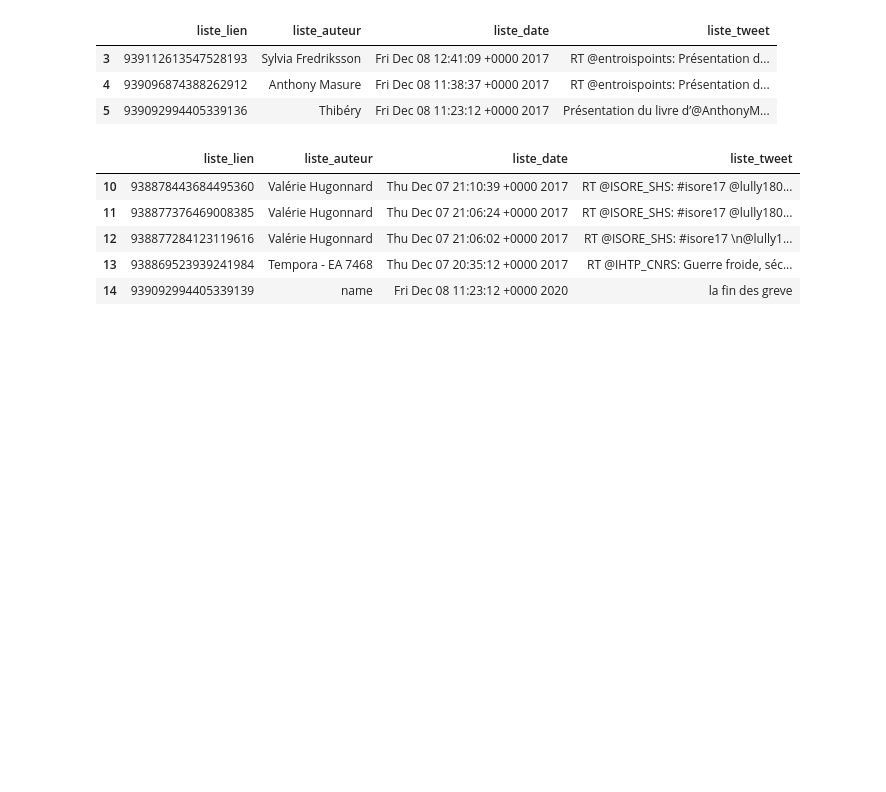
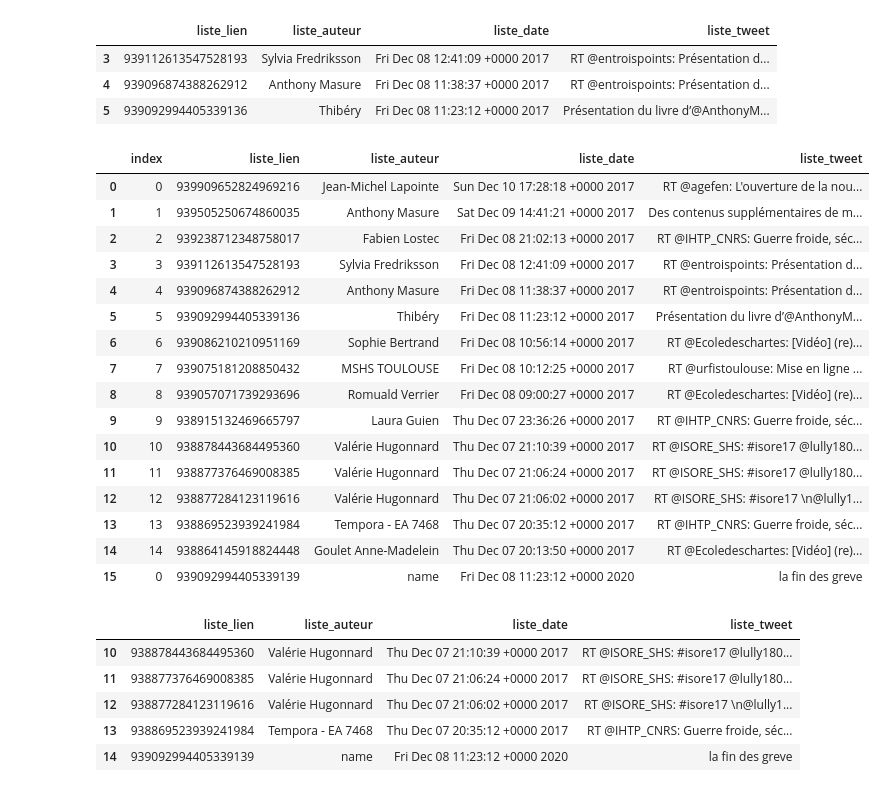
Before and after one commit to laienwu/cad_naterre, a Jupyter notebook: proj2_LesFormats de donnees.ipynb, the cells around one changed output. Saved outputs shown, nothing was run; the diff lists cells and outputs as text; code cells hidden in the pictures; blank space fills up the shorter version.

```diff
--- a/proj2_LesFormats de donnees.ipynb
+++ b/proj2_LesFormats de donnees.ipynb
@@ -340,9 +350,27 @@ df_choix[df_choix.liste_tweet.str.contains('Présentation', regex=False)]
 | 4 | 939096874388262912 | Anthony Masure | Fri Dec 08 11:38:37 +0000 2017 | RT @entroispoints: Présentation d... |
 | 5 | 939092994405339136 | Thibéry | Fri Dec 08 11:23:12 +0000 2017 | Présentation du livre d’@AnthonyM... |
 # %%
-data={'liste_lien':939092994405339139,'liste_auteur':'name',"liste_date":'Fri Dec 08 11:23:12 +0000 2020',"liste_tweet":'la fin des greve'}
-data.values()
-df_choix[-1:]=data.values()
+data={'liste_lien':[939092994405339139],'liste_auteur':['name'],"liste_date":['Fri Dec 08 11:23:12 +0000 2020'],"liste_tweet":['la fin des greve']}
+aa=pd.DataFrame.from_dict(data)
+pd.concat([df_choix,aa]).reset_index()
+# %% [output]
+|  | index | liste_lien | liste_auteur | liste_date | liste_tweet |
+| 0 | 0 | 939909652824969216 | Jean-Michel Lapointe | Sun Dec 10 17:28:18 +0000 2017 | RT @agefen: L'ouverture de la nou... |
+| 1 | 1 | 939505250674860035 | Anthony Masure | Sat Dec 09 14:41:21 +0000 2017 | Des contenus supplémentaires de m... |
+| 2 | 2 | 939238712348758017 | Fabien Lostec | Fri Dec 08 21:02:13 +0000 2017 | RT @IHTP_CNRS: Guerre froide, séc... |
+| 3 | 3 | 939112613547528193 | Sylvia Fredriksson | Fri Dec 08 12:41:09 +0000 2017 | RT @entroispoints: Présentation d... |
+| 4 | 4 | 939096874388262912 | Anthony Masure | Fri Dec 08 11:38:37 +0000 2017 | RT @entroispoints: Présentation d... |
+| 5 | 5 | 939092994405339136 | Thibéry | Fri Dec 08 11:23:12 +0000 2017 | Présentation du livre d’@AnthonyM... |
+| 6 | 6 | 939086210210951169 | Sophie Bertrand | Fri Dec 08 10:56:14 +0000 2017 | RT @Ecoledeschartes: [Vidéo] (re)... |
+| 7 | 7 | 939075181208850432 | MSHS TOULOUSE | Fri Dec 08 10:12:25 +0000 2017 | RT @urfistoulouse: Mise en ligne ... |
+| 8 | 8 | 939057071739293696 | Romuald Verrier | Fri Dec 08 09:00:27 +0000 2017 | RT @Ecoledeschartes: [Vidéo] (re)... |
+| 9 | 9 | 938915132469665797 | Laura Guien | Thu Dec 07 23:36:26 +0000 2017 | RT @IHTP_CNRS: Guerre froide, séc... |
+| 10 | 10 | 938878443684495360 | Valérie Hugonnard | Thu Dec 07 21:10:39 +0000 2017 | RT @ISORE_SHS: #isore17 @lully180... |
+| 11 | 11 | 938877376469008385 | Valérie Hugonnard | Thu Dec 07 21:06:24 +0000 2017 | RT @ISORE_SHS: #isore17 @lully180... |
+| 12 | 12 | 938877284123119616 | Valérie Hugonnard | Thu Dec 07 21:06:02 +0000 2017 | RT @ISORE_SHS: #isore17 \n@lully1... |
+| 13 | 13 | 938869523939241984 | Tempora - EA 7468 | Thu Dec 07 20:35:12 +0000 2017 | RT @IHTP_CNRS: Guerre froide, séc... |
+| 14 | 14 | 938864145918824448 | Goulet Anne-Madelein | Thu Dec 07 20:13:50 +0000 2017 | RT @Ecoledeschartes: [Vidéo] (re)... |
+| 15 | 0 | 939092994405339139 | name | Fri Dec 08 11:23:12 +0000 2020 | la fin des greve |
 # %%
 df_choix.tail()
 # %% [output]
```
Also changed, not shown: parts of 4 cells of this notebook, 3 other files.
